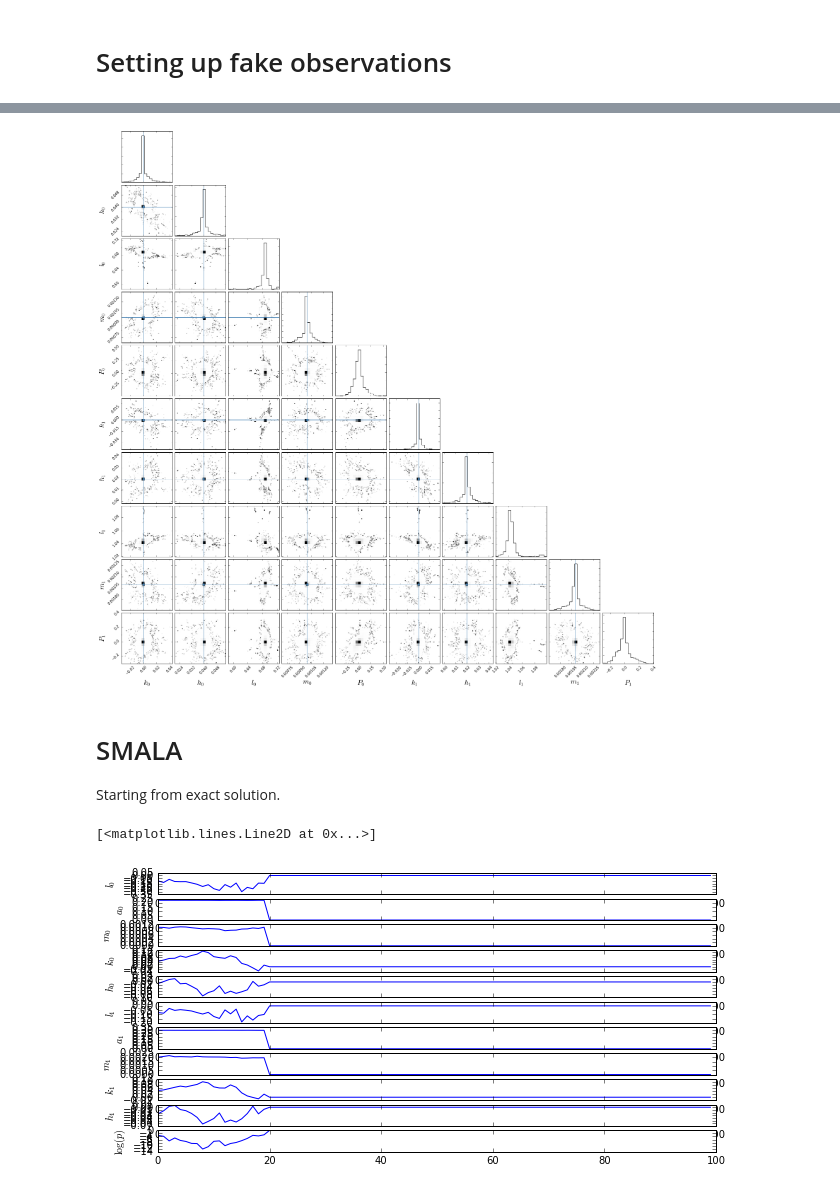
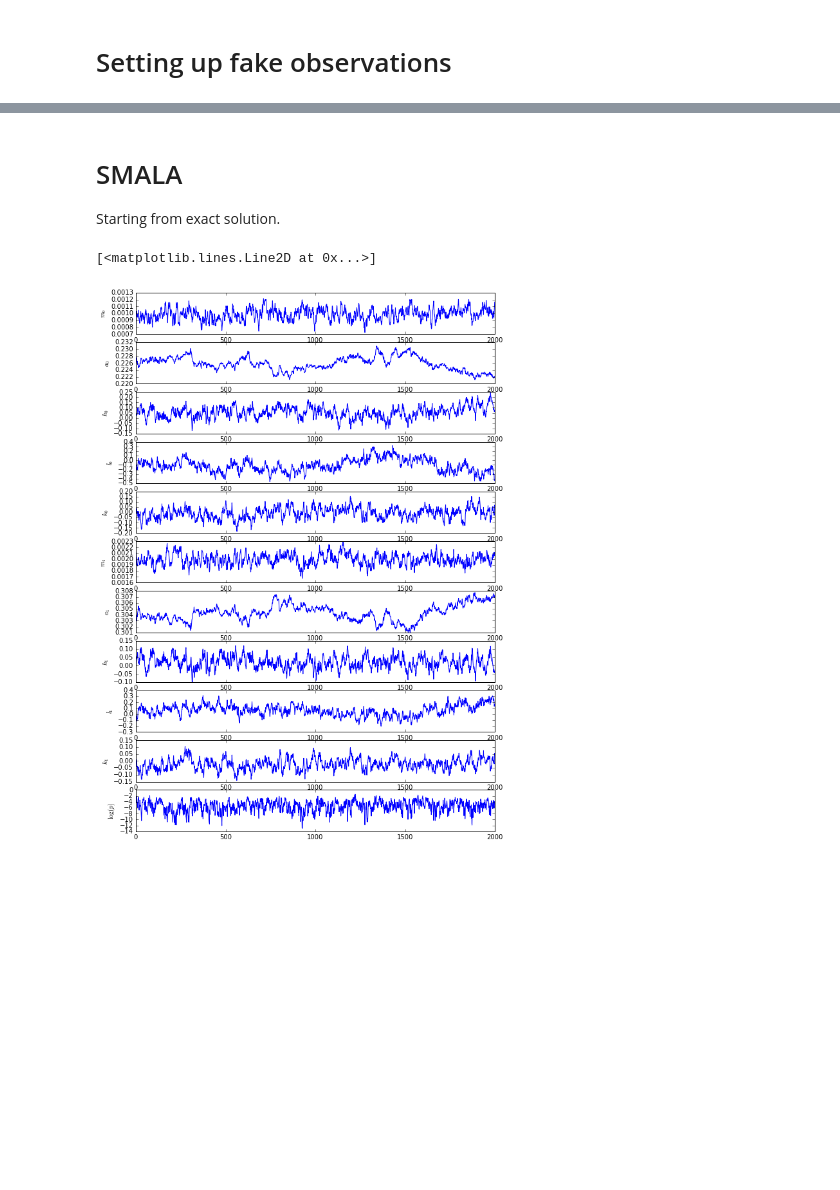
Before and after one commit to shangfei/rebound-sph, a Jupyter notebook: Pal_MCMC.ipynb, the cells around one changed output, grey strips where cells are left out. Drawn from its saved outputs; the diff is of its cells as text; code cells hidden in the pictures; blank space fills up the shorter version.

```diff
--- a/Pal_MCMC.ipynb
+++ b/Pal_MCMC.ipynb
@@ -27,24 +24,0 @@ ax.plot(obs.t, obs.rv, ".")
-# %%
-Nwalkers = 100
-ens = mcmc.Ensemble(true_state,obs,scales={"m":1e-3, "a":1., "h":0.05, "k":0.05, "l":np.pi},nwalkers=Nwalkers)
-Niter = 10000
-chain = np.zeros((Niter,ens.state.Nvars))
-chainlogp = np.zeros(Niter)
-f = FloatProgress(min=0, max=Niter/Nwalkers)
-display(f)
-for i in range(Niter//Nwalkers):
-    ens.step_force()
-    for j in range(Nwalkers):
-        chain[j*Niter/Nwalkers+i] = ens.states[j]
-        chainlogp[j*Niter/Nwalkers+i] = ens.lnprob[j]
-    f.value = i
-# %%
-fig = plt.figure(figsize=(10,5))
-for i in range(ens.state.Nvars):
-    ax = plt.subplot(ens.state.Nvars+1,1,1+i)
-    ax.set_ylabel(ens.state.get_keys()[i])
-    ax.plot(chain[:,i])
-ax = plt.subplot(ens.state.Nvars+1,1,ens
-                 .state.Nvars+1)
-ax.set_ylabel("$\log(p)$")
-ax.plot(chainlogp)
@@ -54,9 +24,0 @@ ax.plot(chainlogp)
-# %%
-fig = plt.figure(figsize=(10,5))
-ax = plt.subplot(111)
-for c in np.random.choice(Niter,100):
-    s = ens.state.deepcopy()
-    s.set_params(chain[c])
-    ax.plot(*s.get_rv_plotting(tmax=10.), alpha=0.1, color="gray")
-ax.plot(*true_state.get_rv_plotting(tmax=10.), color="blue")
-ax.plot(obs.t, obs.rv, "r.")
@@ -66,13 +25,9 @@ KeyboardInterrupt:
-# %%
-figure = corner.corner(chain, labels=s.get_keys(), plot_contours=False, truths=true_state.get_params(),label_kwargs={"fontsize":20})
-# %% [output]
-[figure, removed]
 # %% [markdown]
 # SMALA
 Starting from exact solution.
 # %%
 smala = mcmc.Smala(true_state,obs)
-Niter = 100
+Niter = 2000
 chain = np.zeros((Niter,smala.state.Nvars))
 chainlogp = np.zeros(Niter)
 tries = 0
@@ -85,15 +40,15 @@ for i in range(Niter):
     f.value = i
 print("Acceptance rate: %.2f%%"%(float(Niter)/tries*100))
 # %%
-fig = plt.figure(figsize=(10,5))
+fig = plt.figure(figsize=(10,15))
 for i in range(smala.state.Nvars):
     ax = plt.subplot(smala.state.Nvars+1,1,1+i)
     ax.set_ylabel(smala.state.get_keys()[i])
     ax.plot(chain[:,i])
 ax = plt.subplot(smala.state.Nvars+1,1,smala.state.Nvars+1)
 ax.set_ylabel("$\log(p)$")
 ax.plot(chainlogp)
 # %% [output]
 [<matplotlib.lines.Line2D at 0x...>]
-[figure, old version]
+[figure, new version]
 # %%
```
Also changed, not shown: parts of 14 cells of this notebook, 1 other file.
